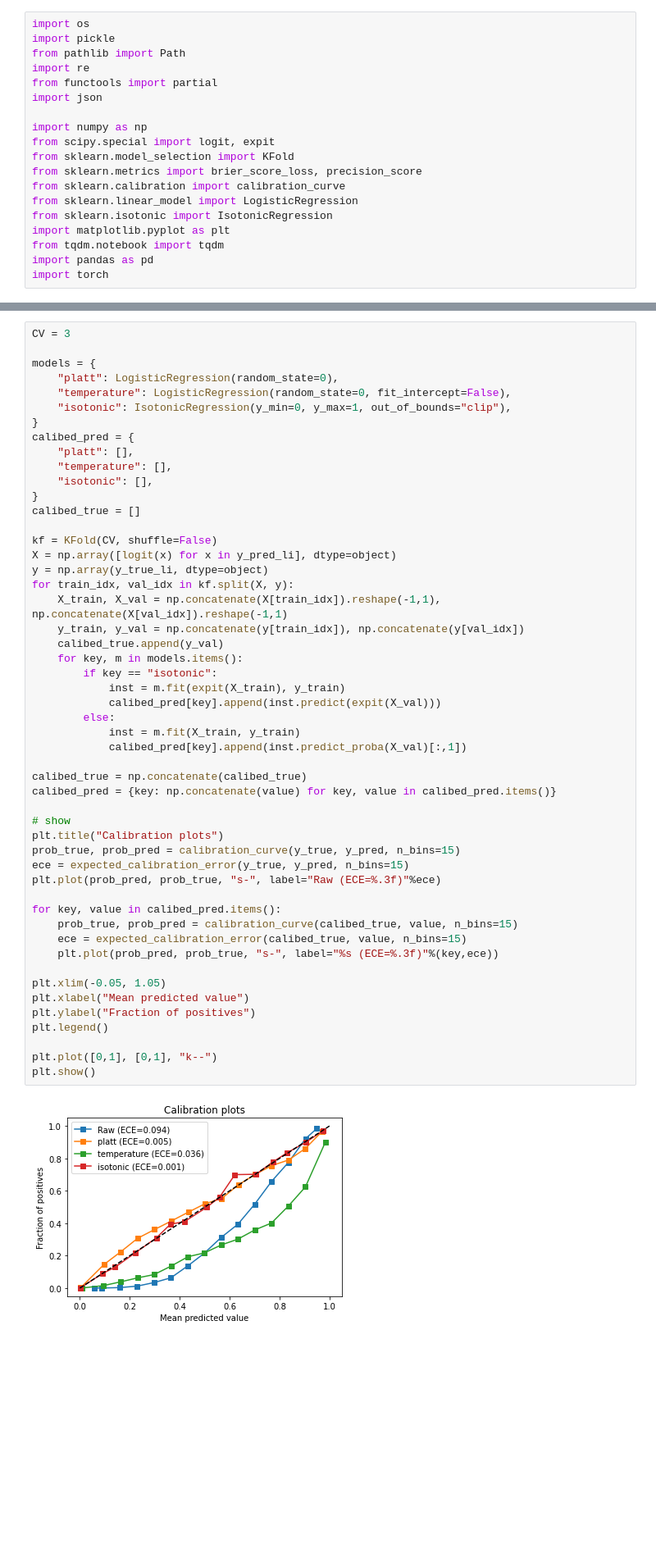
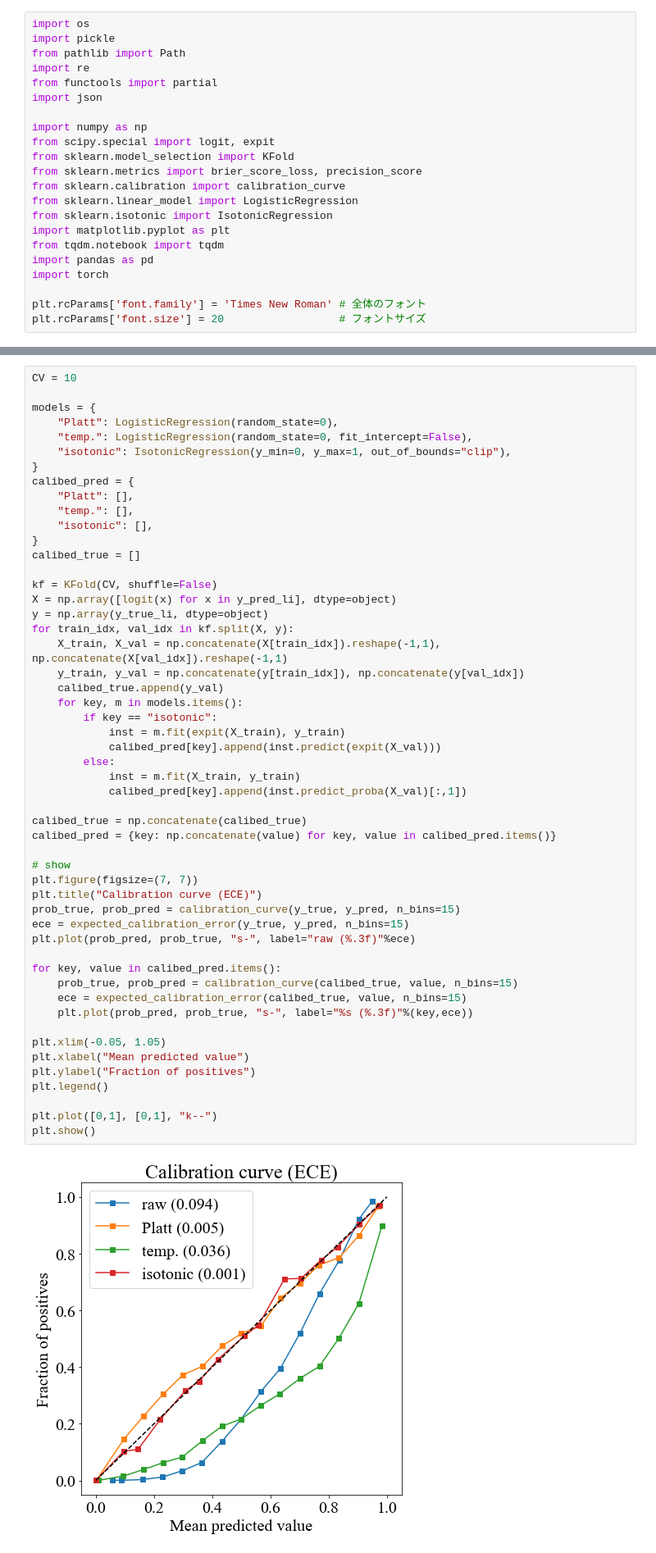
Before and after one commit to Yosshi999/ProbPointPillars, a Jupyter notebook: notebooks/ProbabilityCalibration.ipynb, the cells around one changed output, grey strips where cells are left out. Shown at 82% size. Cells and saved outputs as stored; diff of their text form; blank space fills up the shorter version.

```diff
--- a/notebooks/ProbabilityCalibration.ipynb
+++ b/notebooks/ProbabilityCalibration.ipynb
@@ -22,6 +23,9 @@ import matplotlib.pyplot as plt
 from tqdm.notebook import tqdm
 import pandas as pd
 import torch
+
+plt.rcParams['font.family'] = 'Times New Roman' # 全体のフォント
+plt.rcParams['font.size'] = 20                  # フォントサイズ
 # %%
 def expected_calibration_error(y_true, y_prob, n_bins):
     bins = np.linspace(0., 1., n_bins + 1, endpoint=True)
@@ -102,14 +123,14 @@ This is over-confident.
 # %%
-CV = 3
+CV = 10
 
 models = {
-    "platt": LogisticRegression(random_state=0),
-    "temperature": LogisticRegression(random_state=0, fit_intercept=False),
+    "Platt": LogisticRegression(random_state=0),
+    "temp.": LogisticRegression(random_state=0, fit_intercept=False),
     "isotonic": IsotonicRegression(y_min=0, y_max=1, out_of_bounds="clip"),
 }
 calibed_pred = {
-    "platt": [],
-    "temperature": [],
+    "Platt": [],
+    "temp.": [],
     "isotonic": [],
 }
 calibed_true = []
@@ -121,35 +142,36 @@ for train_idx, val_idx in kf.split(X, y):
     X_train, X_val = np.concatenate(X[train_idx]).reshape(-1,1), np.concatenate(X[val_idx]).reshape(-1,1)
     y_train, y_val = np.concatenate(y[train_idx]), np.concatenate(y[val_idx])
     calibed_true.append(y_val)
     for key, m in models.items():
         if key == "isotonic":
             inst = m.fit(expit(X_train), y_train)
             calibed_pred[key].append(inst.predict(expit(X_val)))
         else:
             inst = m.fit(X_train, y_train)
             calibed_pred[key].append(inst.predict_proba(X_val)[:,1])
 
 calibed_true = np.concatenate(calibed_true)
 calibed_pred = {key: np.concatenate(value) for key, value in calibed_pred.items()}
 
 # show
-plt.title("Calibration plots")
+plt.figure(figsize=(7, 7))
+plt.title("Calibration curve (ECE)")
 prob_true, prob_pred = calibration_curve(y_true, y_pred, n_bins=15)
 ece = expected_calibration_error(y_true, y_pred, n_bins=15)
-plt.plot(prob_pred, prob_true, "s-", label="Raw (ECE=%.3f)"%ece)
+plt.plot(prob_pred, prob_true, "s-", label="raw (%.3f)"%ece)
 
 for key, value in calibed_pred.items():
     prob_true, prob_pred = calibration_curve(calibed_true, value, n_bins=15)
     ece = expected_calibration_error(calibed_true, value, n_bins=15)
-    plt.plot(prob_pred, prob_true, "s-", label="%s (ECE=%.3f)"%(key,ece))
+    plt.plot(prob_pred, prob_true, "s-", label="%s (%.3f)"%(key,ece))
 
 plt.xlim(-0.05, 1.05)
 plt.xlabel("Mean predicted value")
 plt.ylabel("Fraction of positives")
 plt.legend()
 
 plt.plot([0,1], [0,1], "k--")
 plt.show()
 # %% [output]
-[figure, old version]
+[figure, new version]
 # %%
```
Also changed, not shown: parts of 9 cells of this notebook, 2 other files.
